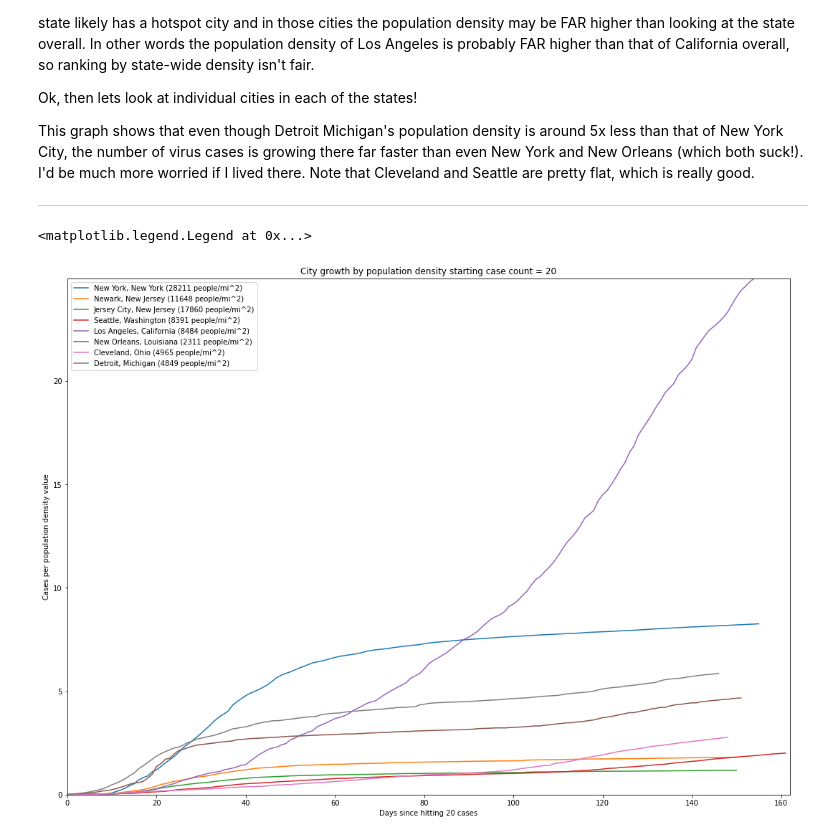
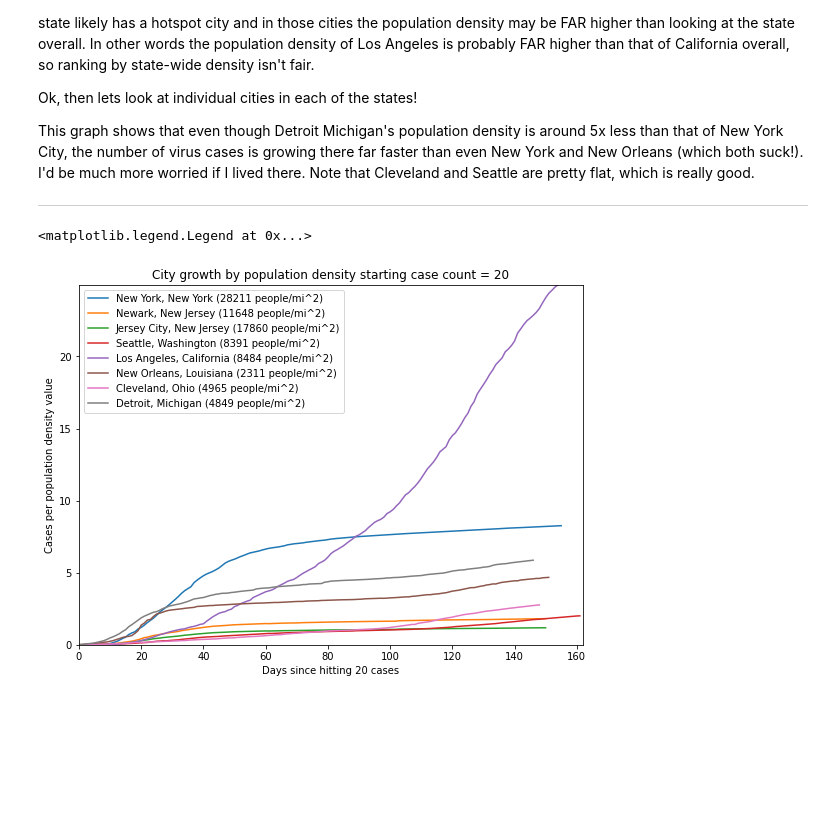
Before and after one commit to nytimes/covid-19-data, a Jupyter notebook: SampleNbsAndScripts/my-analysis.ipynb, the cells around one changed output. Drawn from its saved outputs; the diff is of its cells as text; code cells hidden in the pictures; blank space fills up the shorter version.

```diff
--- a/SampleNbsAndScripts/my-analysis.ipynb
+++ b/SampleNbsAndScripts/my-analysis.ipynb
@@ -6,3 +1,15 @@ import os
 # %%
 import time
 t0 = time.clock()
+# %%
+import os
+from IPython.core.display import display, HTML
+
+if (os.name == 'nt'):
+    datafolder = './'
+    color = 'red'
+else:
+    datafolder = './Users/jimgries/'
+    color = 'green'
+
+display(HTML(F'<H1>Hello from <span style="color:{color};">' + str.upper(os.name) + '</span>!!!!</H1>'))
@@ -209,38 +213,38 @@ ax.legend()
 ****************************************************************
 # %%
 starting_cases = 20
-fig = plt.figure(figsize=(14,10))
+fig = plt.figure(figsize=(7,5))
 ax = fig.add_axes([0,0,1,1])
 ax.set_title('City growth by population density starting case count = ' + str(starting_cases))
 ax.set_xlabel('Days since hitting ' + str(starting_cases) + ' cases')
 ax.set_ylabel('Cases per population density value')
 ax.set_ylim(0, 0.0001)
 
 def cityplotbydensity(state, city):
     county = 'not found'
     for x in county_cities_map.itertuples():
         if city in x.cities and state == x.state:
             county = x.county
 
     data = county_cov_data[(county_cov_data.state == state) & (county_cov_data.county == county)][['date', 'cases']]
     data = data[data.cases >= starting_cases]
     city_density = population_city_density[(population_city_density.state == state) & (population_city_density.city == city)]
     if (len(city_density)):
         data.cases = data.cases / city_density.density.values[0]
         if len(data['cases']):
             data_asarray = data.cases.values
             ax.set_xlim(0, max(data_asarray.size, ax.get_xlim()[1]))
             ax.set_ylim(0, max(data['cases'].max(), ax.get_ylim()[1]))
             ax.plot(data_asarray, label=city + ', ' + state + ' (' + str(city_density.density.values[0]) + ' people/mi^2)')
 
 for p in county_cities_map.itertuples():
     for c in p.cities:
         cityplotbydensity(p.state, c)
 
 ax.legend()
 # %% [output]
 <matplotlib.legend.Legend at 0x...>
-[figure, old version]
+[figure, new version]
 # %%
 print('Total run time: ', time.clock() - t0)
 # %% [output]
```
Also changed, not shown: parts of 9 cells of this notebook, 1 other file.
